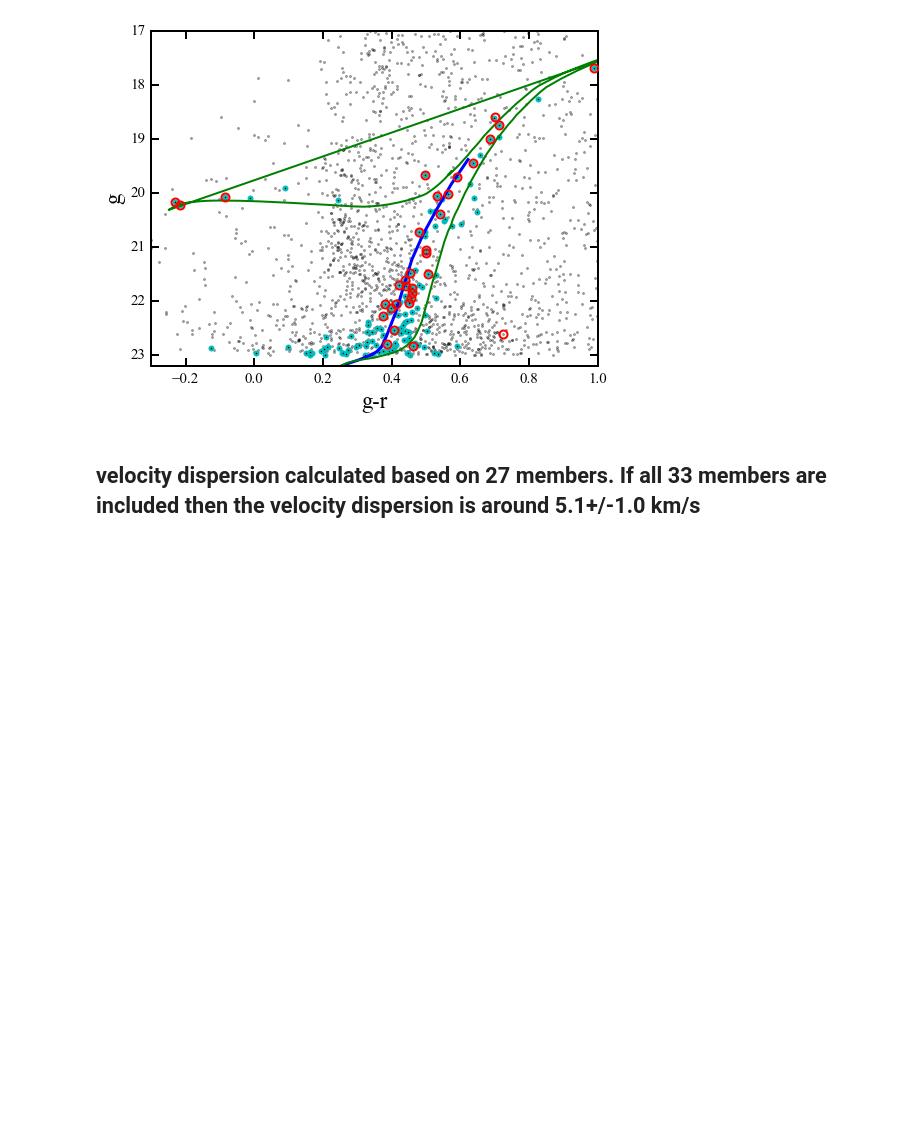
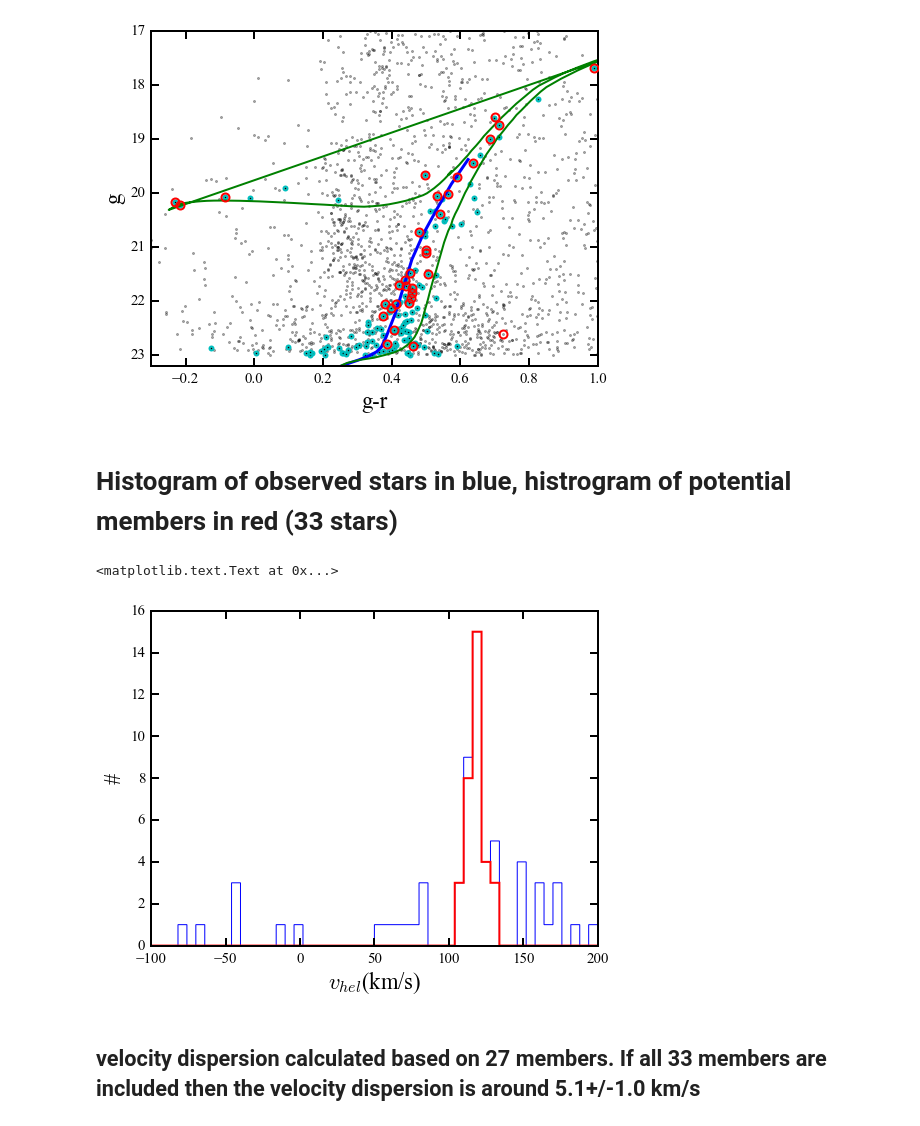
Before and after one commit to sazabi4/test, a Jupyter notebook: Hor_I_reduction_notes.ipynb, the cells around one changed output. Saved outputs shown, nothing was run; the diff lists cells and outputs as text; code cells hidden in the pictures; blank space fills up the shorter version.

```diff
--- a/Hor_I_reduction_notes.ipynb
+++ b/Hor_I_reduction_notes.ipynb
@@ -320,6 +323,20 @@ plt.show()
 4801595171316216832 0.564627 20.0142
 4801595171316230144 0.723827 22.6168
 [figure]
+# %% [markdown]
+# Histogram of observed stars in blue, histrogram of potential members in red (33 stars)
+# %%
+all_star = np.genfromtxt('HorI_rv/HorI_14exp_rv.txt',dtype=None, names=True)
+member = np.genfromtxt('HorI_rv/HorI_14exp_member_rv.txt',dtype=None, names=True)
+
+plt.figure(figsize=[8,6])
+plt.hist(all_star['rv'],bins=50, range=[-100,200],histtype='step')
+plt.hist(member['rv'],bins=50, range=[-100,200], color = 'r', histtype = 'step',lw=2)
+plt.ylabel('#')
+plt.xlabel('$v_{hel}$(km/s)')
+# %% [output]
+<matplotlib.text.Text at 0x...>
+[figure, added]
 # %% [markdown]
 ## velocity dispersion calculated based on 27 members. If all 33 members are included then the velocity dispersion is around 5.1+/-1.0 km/s
 # %%
```
Also changed, not shown: parts of 1 cell of this notebook.
